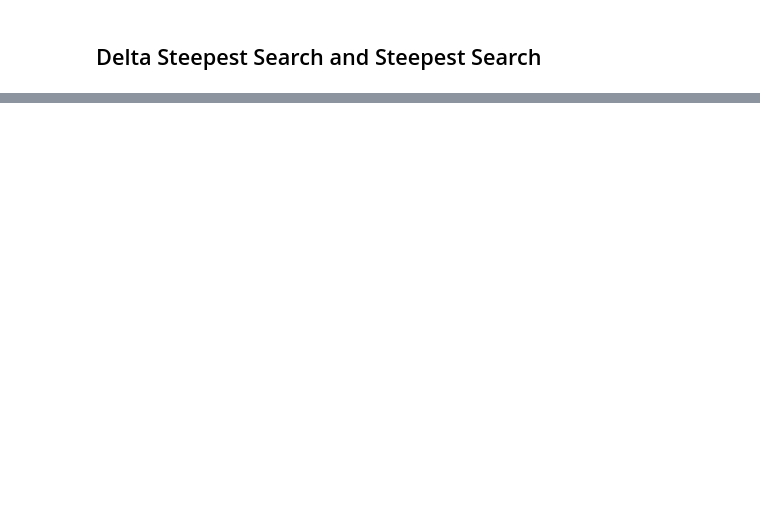
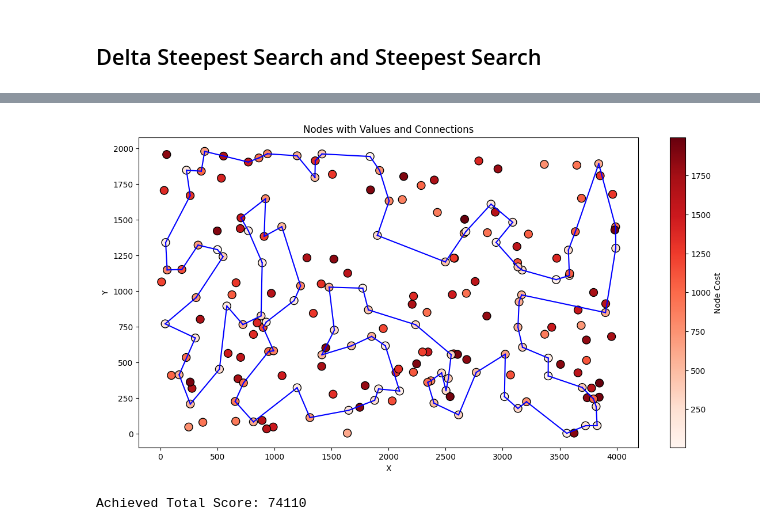
Before and after one commit to MatTheTab/Evolutionary-Computation, a Jupyter notebook: Assignment 6 MSLS and ILS/Assignment_6_MSLS_ILS.ipynb, the cells around one changed output, grey strips where cells are left out. Saved outputs shown, nothing was run; the diff lists cells and outputs as text; code cells hidden in the pictures; blank space fills up the shorter version.

```diff
--- a/Assignment 6 MSLS and ILS/Assignment_6_MSLS_ILS.ipynb
+++ b/Assignment 6 MSLS and ILS/Assignment_6_MSLS_ILS.ipynb
@@ -390,15 +427,13 @@ def update_score_intra_edge(temp_score, solution, cycle_position, any_node_posit
     temp_score += distance_matrix[solution[cycle_position+1]][solution[(any_node_position + 1) % num_cycle_nodes]]
     return temp_score
 
-def edge_intra_change(score, improvement, solution, cycle_position, any_node_position, num_cycle_nodes, distance_matrix):
+
+def node_inter_change_steepest(score, solution, cycle_position, any_node_position, remaining_nodes, num_cycle_nodes, distance_matrix, weights):
     temp_score = score
-    temp_score = update_score_intra_edge(temp_score, solution, cycle_position, any_node_position, num_cycle_nodes, distance_matrix)
-    if temp_score < score:
-        solution[cycle_position+1:any_node_position+1] = solution[cycle_position+1:any_node_position+1][::-1]
-        score = temp_score
-        improvement = True
-
-    return score, improvement, solution
+    relative_node_position = any_node_position - num_cycle_nodes
+    temp_score = update_score_inter(temp_score, solution, cycle_position, relative_node_position, remaining_nodes, num_cycle_nodes, distance_matrix, weights)
+    solution[cycle_position], remaining_nodes[relative_node_position] = remaining_nodes[relative_node_position], solution[cycle_position]
+    return temp_score, solution, remaining_nodes
 
 def edge_intra_change_steepest(score, solution, cycle_position, any_node_position, num_cycle_nodes, distance_matrix):
     temp_score = score
@@ -406,13 +441,6 @@ def edge_intra_change_steepest(score, solution, cycle_position, any_node_positio
     solution[cycle_position+1:any_node_position+1] = solution[cycle_position+1:any_node_position+1][::-1]
 
     return temp_score, solution
-
-def node_inter_change_steepest(score, solution, cycle_position, any_node_position, remaining_nodes, num_cycle_nodes, distance_matrix, weights):
-    temp_score = score
-    relative_node_position = any_node_position - num_cycle_nodes
-    temp_score = update_score_inter(temp_score, solution, cycle_position, relative_node_position, remaining_nodes, num_cycle_nodes, distance_matrix, weights)
-    solution[cycle_position], remaining_nodes[relative_node_position] = remaining_nodes[relative_node_position], solution[cycle_position]
-    return temp_score, solution, remaining_nodes
 
 def steepest_local_search_edges(solution, score, distance_matrix, weights):
     all_node_positions = [i for i in range(len(weights))]
@@ -437,31 +465,35 @@ def steepest_local_search_edges(solution, score, distance_matrix, weights):
     while improvement:
         improvement = False
         random.shuffle(moves)
         best_score = np.inf
         best_solution = None
         best_remaining_nodes = remaining_nodes.copy()
         for cycle_position, any_node_position in moves:
             if any_node_position >= num_cycle_nodes:
                 temp_score, temp_solution, temp_remaining_nodes = node_inter_change_steepest(score, solution.copy(), cycle_position, any_node_position, remaining_nodes.copy(), num_cycle_nodes, distance_matrix, weights)
             else:
                 temp_score = score
                 temp_solution = solution.copy()
                 temp_score, temp_solution = edge_intra_change_steepest(score, solution.copy(), cycle_position, any_node_position, num_cycle_nodes, distance_matrix)
                 temp_remaining_nodes = remaining_nodes.copy()
 
             if temp_score < best_score:
                 best_score = temp_score
                 best_solution = temp_solution.copy()
                 best_remaining_nodes = temp_remaining_nodes.copy()
 
         if best_score < score:
             score = best_score
             improvement = True
             solution = best_solution.copy()
             remaining_nodes = best_remaining_nodes.copy()
 
     return solution, score
 
-solution, score = steepest_local_search_edges(start_solution.copy(), start_score.copy(), distance_matrix, weights)
+start_solution, start_score = random_solution(distance_matrix, weights, start_node = 0)
+solution, score = steepest_local_search_edges(start_solution.copy(), start_score, distance_matrix, weights)
 plot_nodes_with_lines(df, solution)
 print(f"Achieved Total Score: {score}")
+# %% [output]
+[figure, added]
+Achieved Total Score: 74110
```
Also changed, not shown: parts of 5 cells of this notebook.
